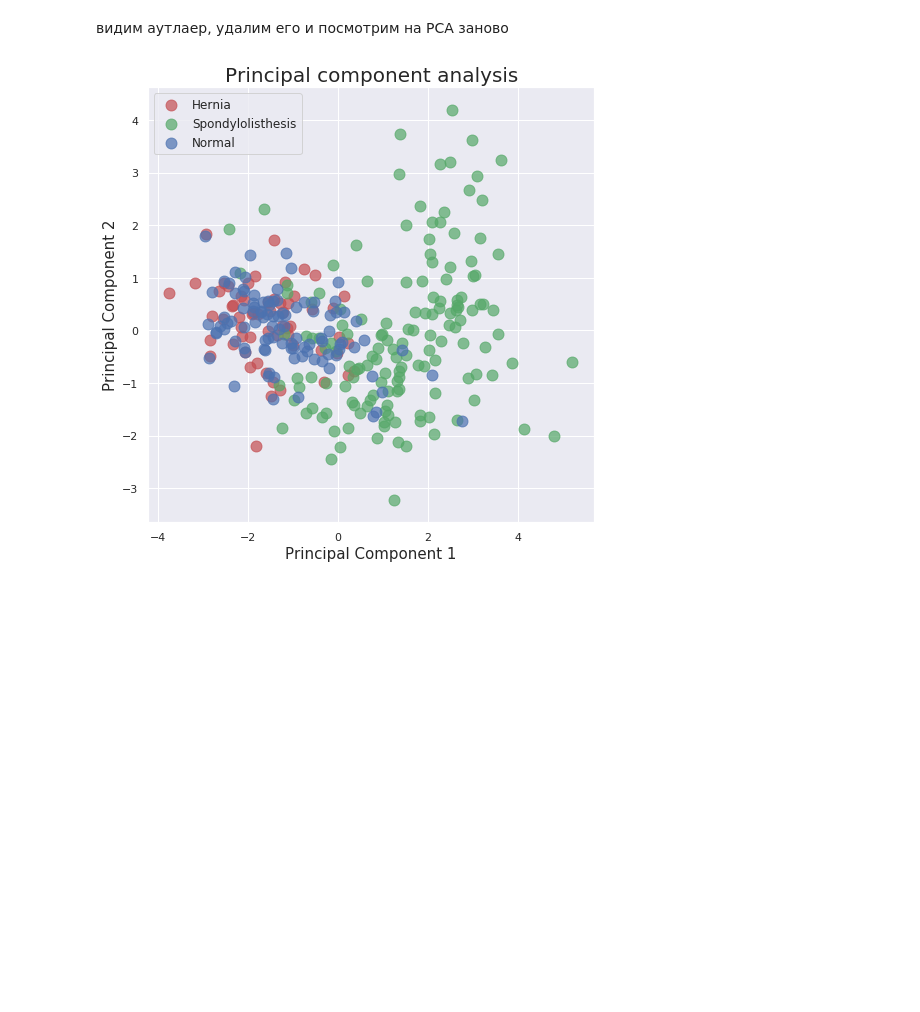
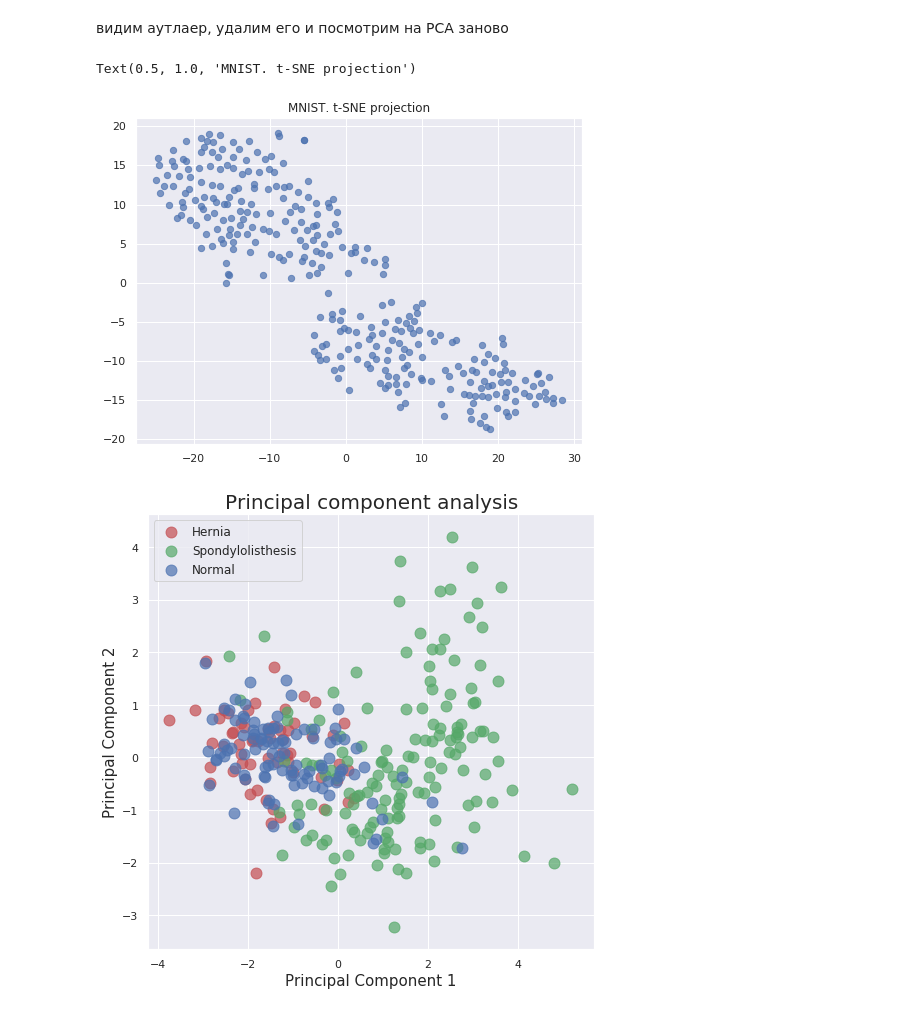
Before and after one commit to alexandretsarev/BI_2019_stat_R, a Jupyter notebook: ML_HW_03.ipynb, the cells around one changed output. Drawn from its saved outputs; the diff is of its cells as text; code cells hidden in the pictures; blank space fills up the shorter version.

```diff
--- a/ML_HW_03.ipynb
+++ b/ML_HW_03.ipynb
@@ -90,6 +90,24 @@ sns.set()
 [figure]
 # %% [markdown]
 видим аутлаер, удалим его и посмотрим на РСА заново
+# %%
+# Построение t SNE
+from sklearn.manifold import TSNE
+tsne = TSNE(random_state=17)
+y = data["class"]
+y=data.iloc[:,6]
+#colors = np.array(["r","g","b"])
+
+X_tsne = tsne.fit_transform(X)
+plt.scatter(X_tsne[:, 0], X_tsne[:, 1],
+            #c=y,
+            #palette=sns.color_palette("hls", 10),
+            alpha=0.7, s=40)
+#plt.colorbar()
+plt.title('MNIST. t-SNE projection')
+# %% [output]
+Text(0.5, 1.0, 'MNIST. t-SNE projection')
+[figure, added]
 # %%
 X =  data.query('degree_spondylolisthesis < 400').drop("class",axis=1)
 y = data.query('degree_spondylolisthesis < 400').loc[:,"class"]
```
Also changed, not shown: parts of 2 cells of this notebook.
